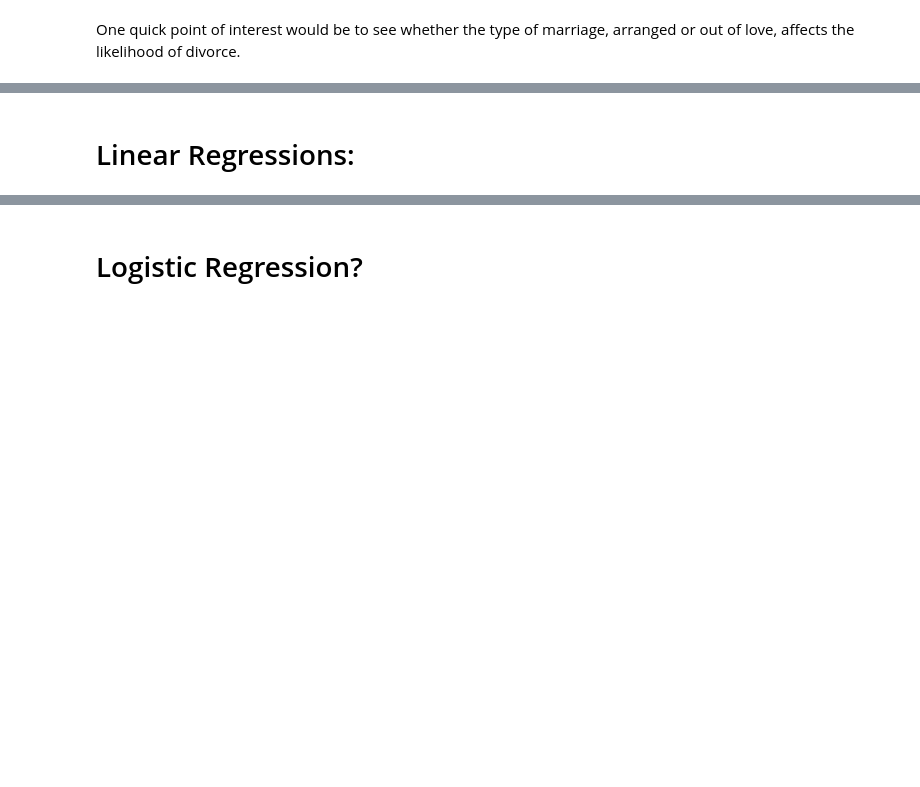
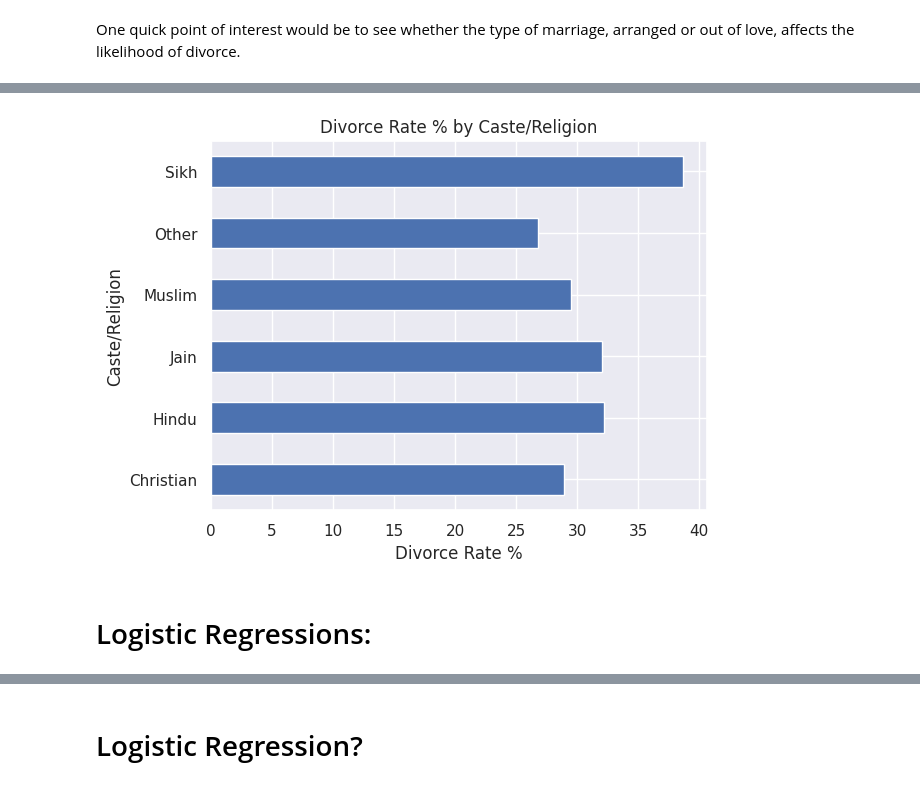
Before and after one commit to musashi98402/Python-Projects, a Jupyter notebook: project-1-divorce-rates-in-india.ipynb, the cells around one changed output, grey strips where cells are left out. Cells and saved outputs as stored; diff of their text form; code cells hidden in the pictures; blank space fills up the shorter version.

```diff
--- a/project-1-divorce-rates-in-india.ipynb
+++ b/project-1-divorce-rates-in-india.ipynb
@@ -159,2 +198,8 @@ plt.legend([], [], frameon=False);
+# %%
+# Divorce Rate Vis.:
+divorce_rate_by_religion = full_table.groupby("Caste/Religion")["Divorce Status Numeric"].mean()*100
+divorce_rate_by_religion.plot(kind='barh', xlabel="Divorce Rate %", title = "Divorce Rate % by Caste/Religion");
+# %% [output]
+[figure, added]
 # %% [markdown]
-# Linear Regressions:
+# Logistic Regressions:
```
Also changed, not shown: parts of 21 cells of this notebook.
